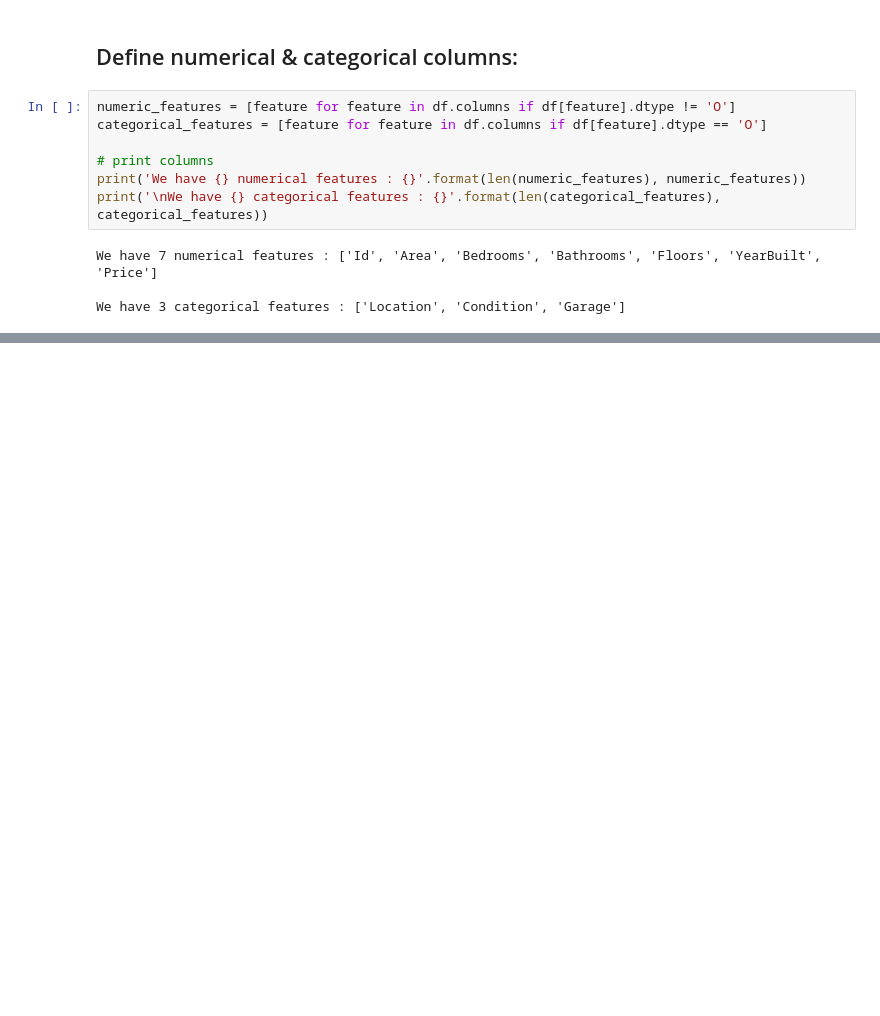
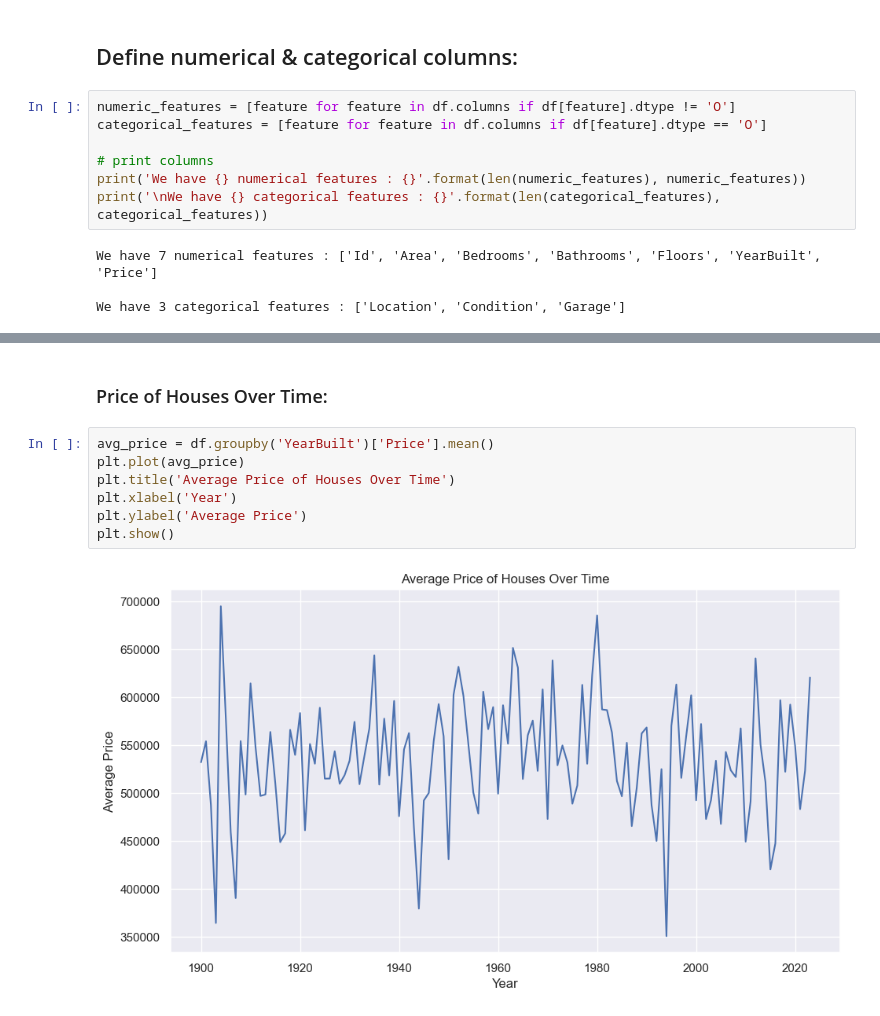
Before and after one commit to khaoula023/House_Price_Prediction, a Jupyter notebook: notebook/EDA.ipynb, the cells around one changed output, grey strips where cells are left out. Saved outputs shown, nothing was run; the diff lists cells and outputs as text; blank space fills up the shorter version.

```diff
--- a/notebook/EDA.ipynb
+++ b/notebook/EDA.ipynb
@@ -111,0 +153,11 @@ We have 3 categorical features : ['Location', 'Condition', 'Garage']
+# %% [markdown]
+### Price of Houses Over Time:
+# %%
+avg_price = df.groupby('YearBuilt')['Price'].mean()
+plt.plot(avg_price)
+plt.title('Average Price of Houses Over Time')
+plt.xlabel('Year')
+plt.ylabel('Average Price')
+plt.show()
+# %% [output]
+[figure, added]
```
Also changed, not shown: parts of 26 cells of this notebook.
